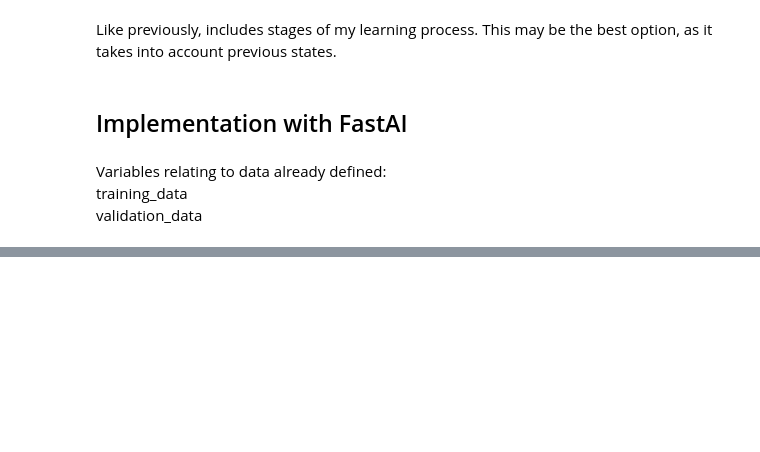
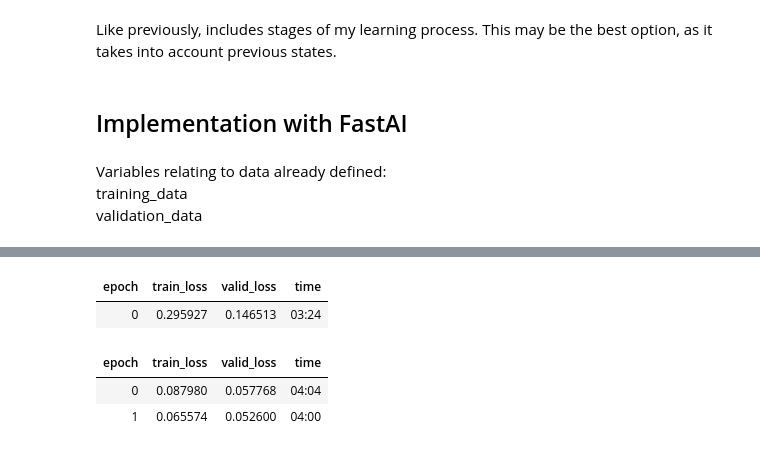
Before and after one commit to joshuatmyers/osu-ai, a Jupyter notebook: pytorch-model.ipynb, the cells around one changed output, grey strips where cells are left out. Cells and saved outputs as stored; diff of their text form; code cells hidden in the pictures; blank space fills up the shorter version.

```diff
--- a/pytorch-model.ipynb
+++ b/pytorch-model.ipynb
@@ -282,0 +324,8 @@ Issue most likely due to the template matcher - not good!
+# %%
+cnn.fine_tune(2, 2e-2)
+# %% [output]
+| epoch | train_loss | valid_loss | time |
+| 0 | 0.295927 | 0.146513 | 03:24 |
+| epoch | train_loss | valid_loss | time |
+| 0 | 0.087980 | 0.057768 | 04:04 |
+| 1 | 0.065574 | 0.052600 | 04:00 |
```
Also changed, not shown: parts of 28 cells of this notebook.
